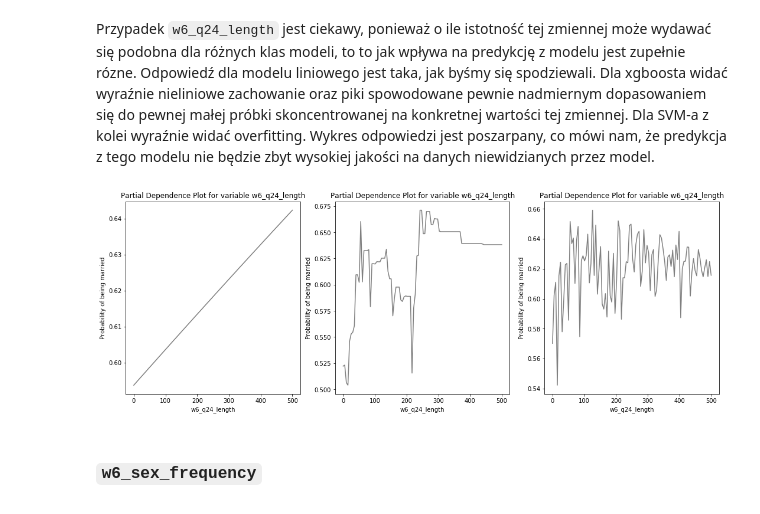
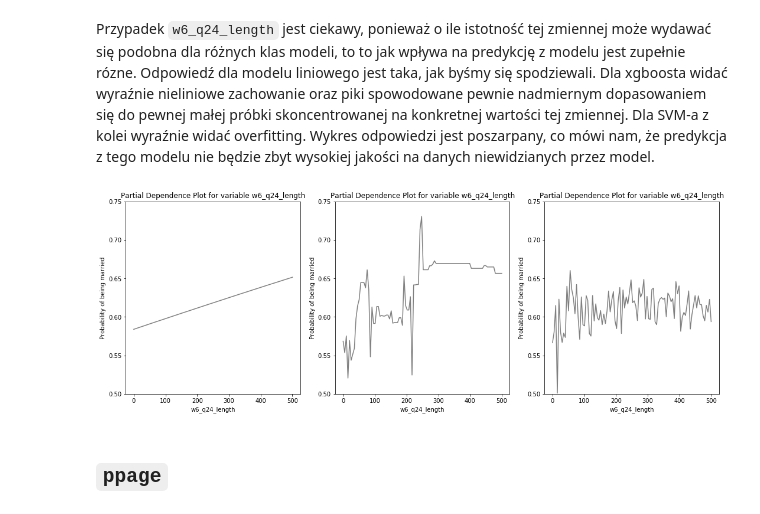
Before and after one commit to pbiecek/InterpretableMachineLearning2018S, a Jupyter notebook: PraceDomowe/PD5/PD5 Koscialkowski.ipynb, the cells around one changed output. Saved outputs shown, nothing was run; the diff lists cells and outputs as text; code cells hidden in the pictures.

```diff
--- a/PraceDomowe/PD5/PD5 Koscialkowski.ipynb
+++ b/PraceDomowe/PD5/PD5 Koscialkowski.ipynb
@@ -78,7 +78,7 @@ LogisticRegression(C=1.0, class_weight=None, dual=False, fit_intercept=True,
 # %% [markdown]
 ## Definicja funkcji rysującej profil PDP
 # %%
-def pdp(model, var, X, no_points, xmax=None, subplot=None):
+def pdp(model, var, X, no_points, xmax=None, ylim=None, subplot=None):
     df = pd.concat([X] * no_points)
     if xmax:
         df[var] = np.repeat(np.linspace(X[var].min(), xmax, no_points), X.shape[0])
@@ -90,6 +90,8 @@ def pdp(model, var, X, no_points, xmax=None, subplot=None):
     if subplot != None:
         plt.subplot(*subplot)
     plt.plot(df, 'grey')
+    if ylim:
+        plt.ylim(ylim)
     plt.xlabel(var)
     plt.ylabel('Probability of being married')
     plt.title('Partial Dependence Plot for variable ' + var)
@@ -254,11 +268,12 @@ Oprócz tego widać wyraźnie, że na zbiorze testowym najlepiej radzi sobie xgb
 Przypadek `w6_q24_length` jest ciekawy, ponieważ o ile istotność tej zmiennej może wydawać się podobna dla różnych klas modeli, to to jak wpływa na predykcję  z modelu jest zupełnie rózne. Odpowiedź dla modelu liniowego jest taka, jak byśmy się spodziewali. Dla xgboosta widać wyraźnie nieliniowe zachowanie oraz piki spowodowane pewnie nadmiernym dopasowaniem się do pewnej małej próbki skoncentrowanej na konkretnej wartości tej zmiennej. Dla SVM-a z kolei wyraźnie widać overfitting. Wykres odpowiedzi jest poszarpany, co mówi nam, że predykcja z tego modelu nie będzie zbyt wysokiej jakości na danych niewidzianych przez model.
 # %%
 plt.figure(figsize=(18,6))
-pdp(logreg, 'w6_q24_length', X_test, 100,500, subplot=(1,3,1))
-pdp(xgb, 'w6_q24_length', X_test, 100,500, subplot=(1,3,2))
-pdp(svm, 'w6_q24_length', X_test, 100,500, subplot=(1,3,3))
+y_limit = (0.5, 0.75)
+pdp(model=logreg, var='w6_q24_length', X=X_test, no_points=100, xmax=500, ylim=y_limit, subplot=(1,3,1))
+pdp(model=xgb, var='w6_q24_length', X=X_test, no_points=100, xmax=500, ylim=y_limit, subplot=(1,3,2))
+pdp(model=svm, var='w6_q24_length', X=X_test, no_points=100, xmax=500, ylim=y_limit, subplot=(1,3,3))
 plt.show(block=True)
 # %% [output]
-[figure, old version]
+[figure, new version]
 # %% [markdown]
-### `w6_sex_frequency`
+## `ppage`
```
Also changed, not shown: parts of 8 cells of this notebook.
